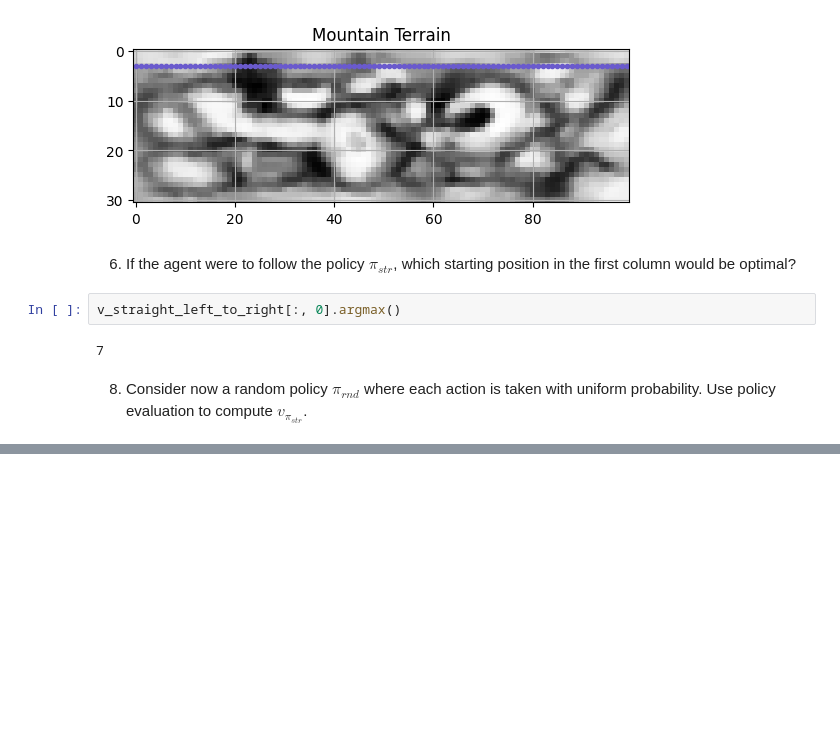
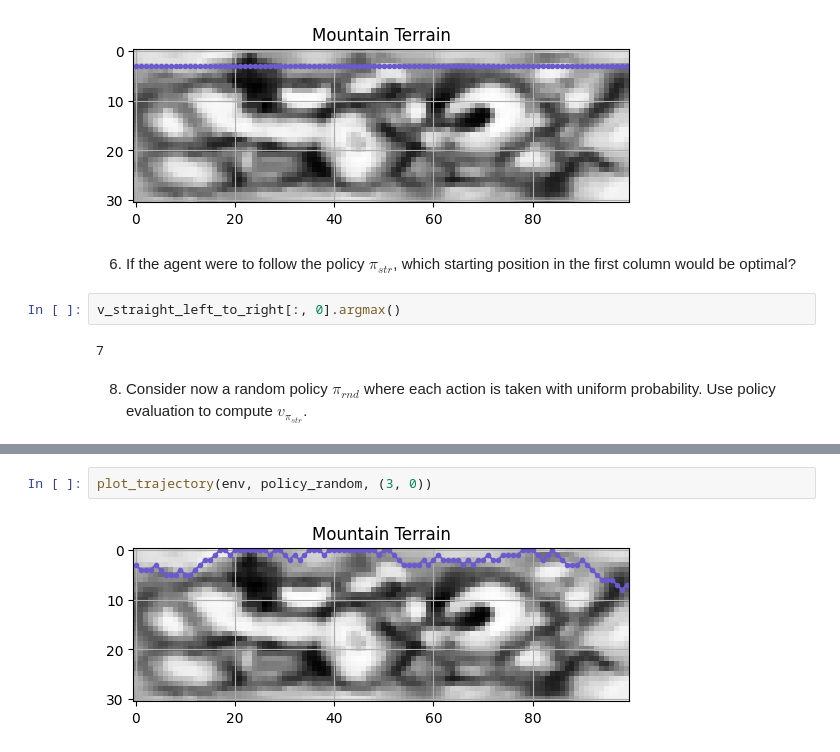
Before and after one commit to kuimetra/reinforcement_learning, a Jupyter notebook: problem_set2/main.ipynb, the cells around one changed output, grey strips where cells are left out. Drawn from its saved outputs; the diff is of its cells as text; blank space fills up the shorter version.

```diff
--- a/problem_set2/main.ipynb
+++ b/problem_set2/main.ipynb
@@ -155,0 +166,4 @@ v_straight_left_to_right[:, 0].argmax()
+# %%
+plot_trajectory(env, policy_random, (3, 0))
+# %% [output]
+[figure, added]
```
Also changed, not shown: parts of 28 cells of this notebook.
